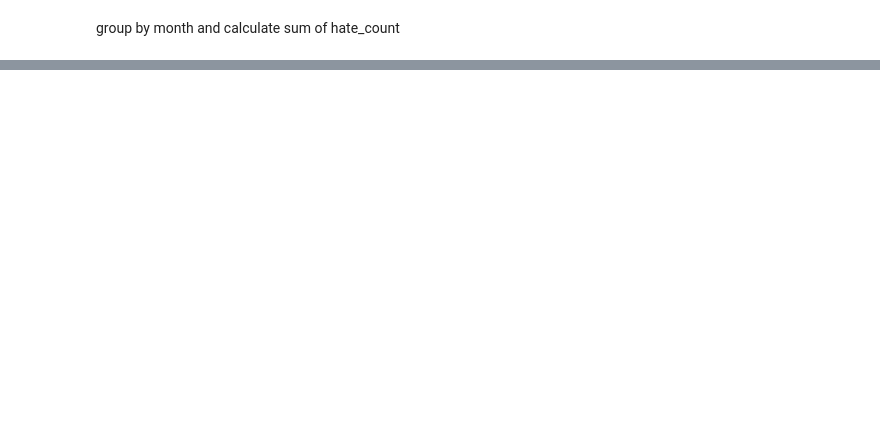
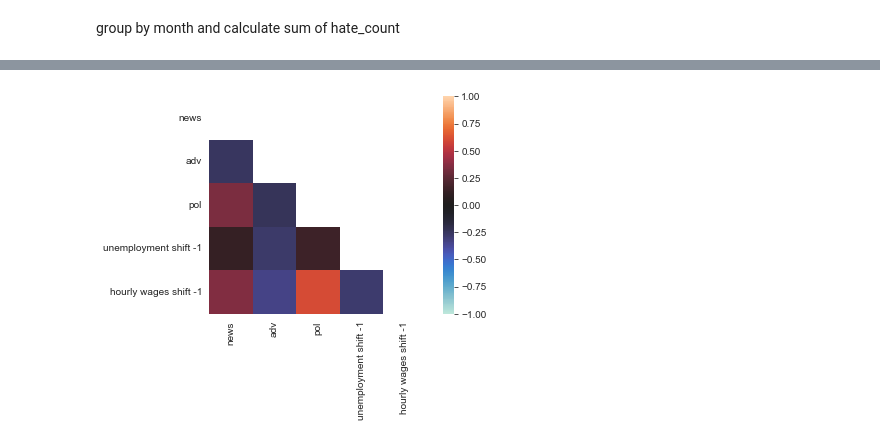
Before and after one commit to irenelopez42/4chanAnalysis, a Jupyter notebook: socioeconomics.ipynb, the cells around one changed output, grey strips where cells are left out. Saved outputs shown, nothing was run; the diff lists cells and outputs as text; code cells hidden in the pictures; blank space fills up the shorter version.

```diff
--- a/socioeconomics.ipynb
+++ b/socioeconomics.ipynb
@@ -270,0 +209,7 @@ fig.savefig("./Figures/change_unemployment_and_hate_speech.png", format="png")
+# %%
+us_indicators_shifted = us_indicators.copy()
+# %%
+for indicator in us_indicators.columns:
+    us_indicators_shifted.loc[:,f"{indicator} shift -1"] = np.repeat(np.NaN, len(us_indicators_shifted.index))
+    us_indicators_shifted.loc[:,f"{indicator} shift -1"].iloc[1:] = us_indicators_shifted.loc[:,indicator].iloc[:-1]
+    us_indicators_shifted = us_indicators_shifted.drop(indicator, axis=1)
@@ -270,0 +312,8 @@ fig.savefig("./Figures/change_unemployment_and_hate_speech.png", format="png")
+# %%
+mask = np.zeros_like(correlations_shifted.to_numpy())
+mask[np.triu_indices_from(mask)] = True
+with sb.axes_style("white"):
+    ax = sb.heatmap(correlations_shifted.to_numpy(), mask=mask, vmax=1.0, vmin=-1, center=0, square=True, xticklabels=correlations_shifted.index, yticklabels=correlations_shifted.index)
+    plt.show()
+# %% [output]
+[figure, added]
```
Also changed, not shown: parts of 96 cells of this notebook, 6 other files.
